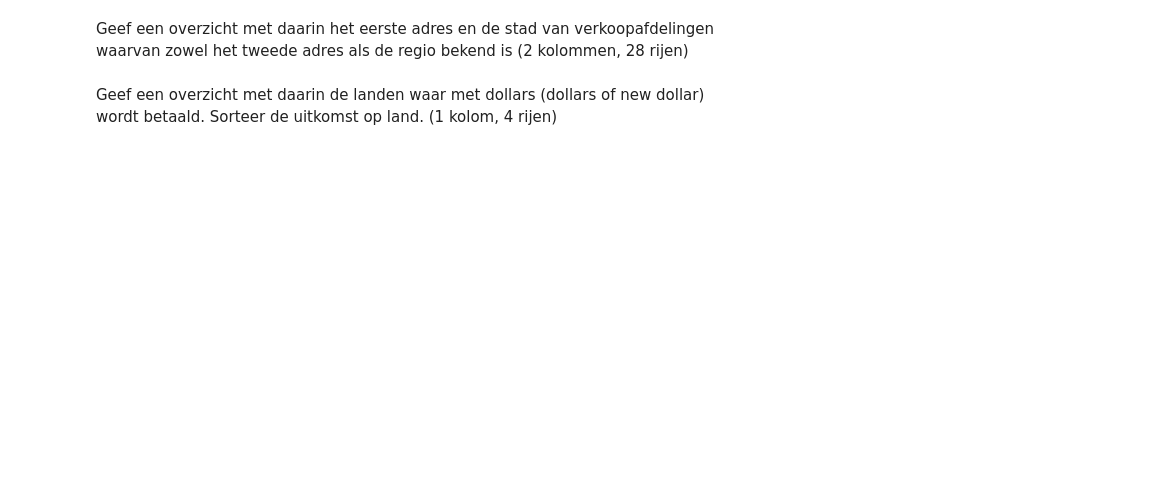
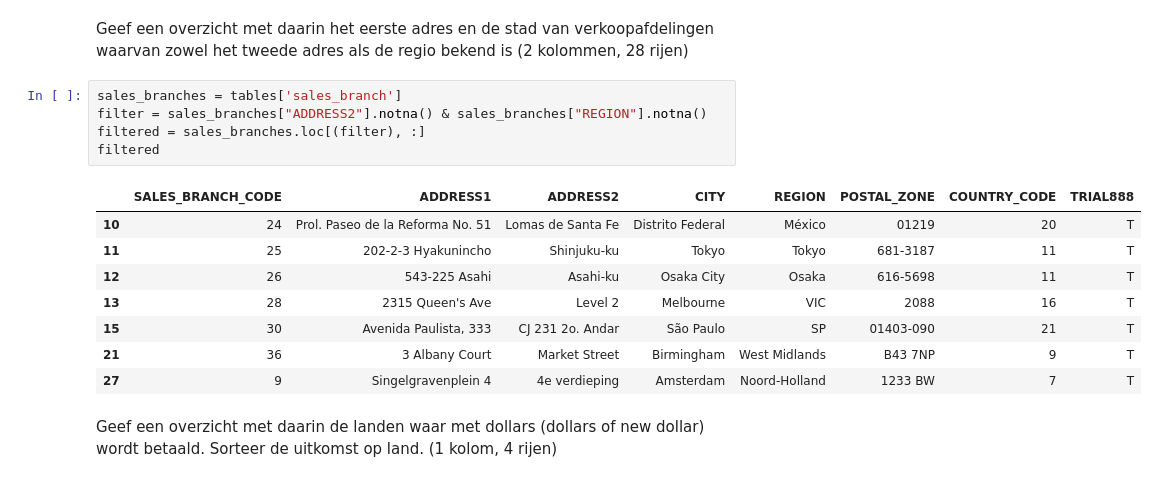
Before and after one commit to semkoolennl/SEM4-DEDS, a Jupyter notebook: week2/Practicum_2.3_Opdrachten.ipynb, the cells around one changed output. Saved outputs shown, nothing was run; the diff lists cells and outputs as text; blank space fills up the shorter version.

```diff
--- a/week2/Practicum_2.3_Opdrachten.ipynb
+++ b/week2/Practicum_2.3_Opdrachten.ipynb
@@ -40,4 +119,18 @@ Geef een overzicht met daarin de verschillende introductiedatums waarop producte
 # %% [markdown]
 Geef een overzicht met daarin het eerste adres en de stad van verkoopafdelingen waarvan zowel het tweede adres als de regio bekend is (2 kolommen, 28 rijen)
+# %%
+sales_branches = tables['sales_branch']
+filter = sales_branches["ADDRESS2"].notna() & sales_branches["REGION"].notna()
+filtered = sales_branches.loc[(filter), :]
+filtered
+# %% [output]
+|  | SALES_BRANCH_CODE | ADDRESS1 | ADDRESS2 | CITY | REGION | POSTAL_ZONE | COUNTRY_CODE | TRIAL888 |
+| 10 | 24 | Prol. Paseo de la Reforma No. 51 | Lomas de Santa Fe | Distrito Federal | México | 01219 | 20 | T |
+| 11 | 25 | 202-2-3 Hyakunincho | Shinjuku-ku | Tokyo | Tokyo | 681-3187 | 11 | T |
+| 12 | 26 | 543-225 Asahi | Asahi-ku | Osaka City | Osaka | 616-5698 | 11 | T |
+| 13 | 28 | 2315 Queen's Ave | Level 2 | Melbourne | VIC | 2088 | 16 | T |
+| 15 | 30 | Avenida Paulista, 333 | CJ 231 2o. Andar | São Paulo | SP | 01403-090 | 21 | T |
+| 21 | 36 | 3 Albany Court | Market Street | Birmingham | West Midlands | B43 7NP | 9 | T |
+| 27 | 9 | Singelgravenplein 4 | 4e verdieping | Amsterdam | Noord-Holland | 1233 BW | 7 | T |
 # %% [markdown]
 Geef een overzicht met daarin de landen waar met dollars (dollars of new dollar) wordt betaald. Sorteer de uitkomst op land. (1 kolom, 4 rijen)
```
Also changed, not shown: parts of 29 cells of this notebook.
